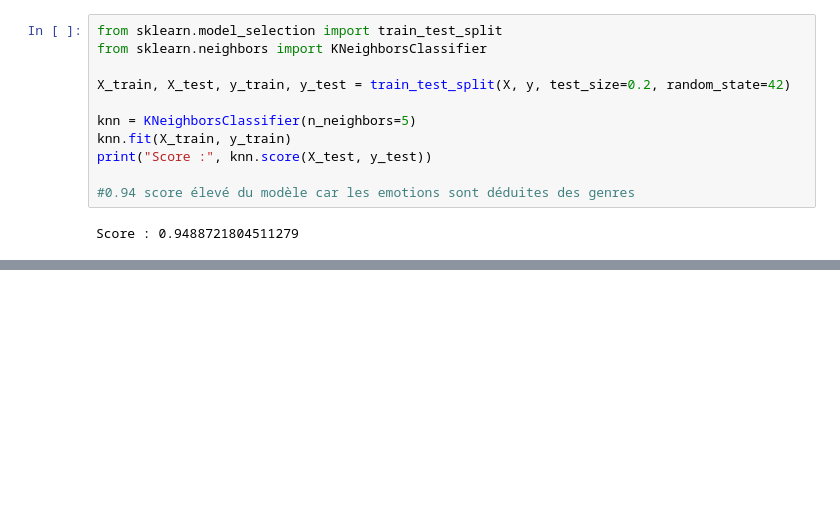
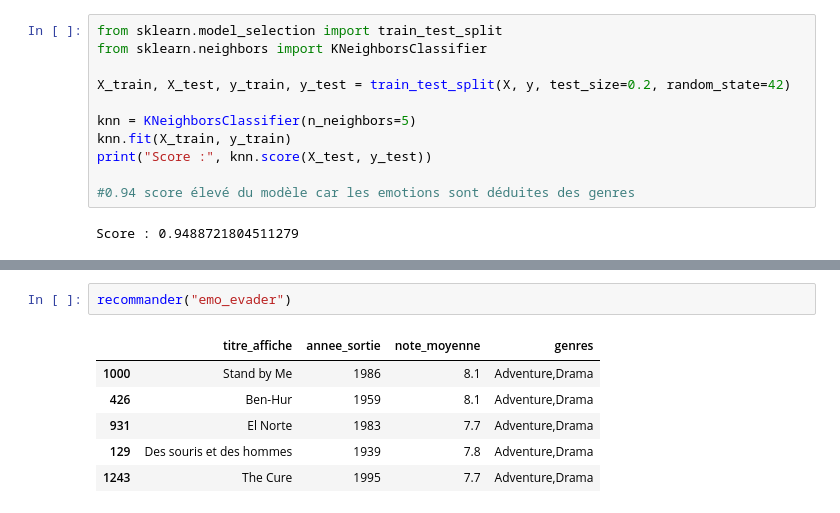
Before and after one commit to Ben-DataHub/Projet-2-CNC, a Jupyter notebook: notebooks/recommandation_ML.ipynb, the cells around one changed output, grey strips where cells are left out. Cells and saved outputs as stored; diff of their text form; blank space fills up the shorter version.

```diff
--- a/notebooks/recommandation_ML.ipynb
+++ b/notebooks/recommandation_ML.ipynb
@@ -132,0 +144,9 @@ recommander("emo_frissonner")
+# %%
+recommander("emo_evader")
+# %% [output]
+|  | titre_affiche | annee_sortie | note_moyenne | genres |
+| 1000 | Stand by Me | 1986 | 8.1 | Adventure,Drama |
+| 426 | Ben-Hur | 1959 | 8.1 | Adventure,Drama |
+| 931 | El Norte | 1983 | 7.7 | Adventure,Drama |
+| 129 | Des souris et des hommes | 1939 | 7.8 | Adventure,Drama |
+| 1243 | The Cure | 1995 | 7.7 | Adventure,Drama |
```
Also changed, not shown: parts of 6 cells of this notebook.
